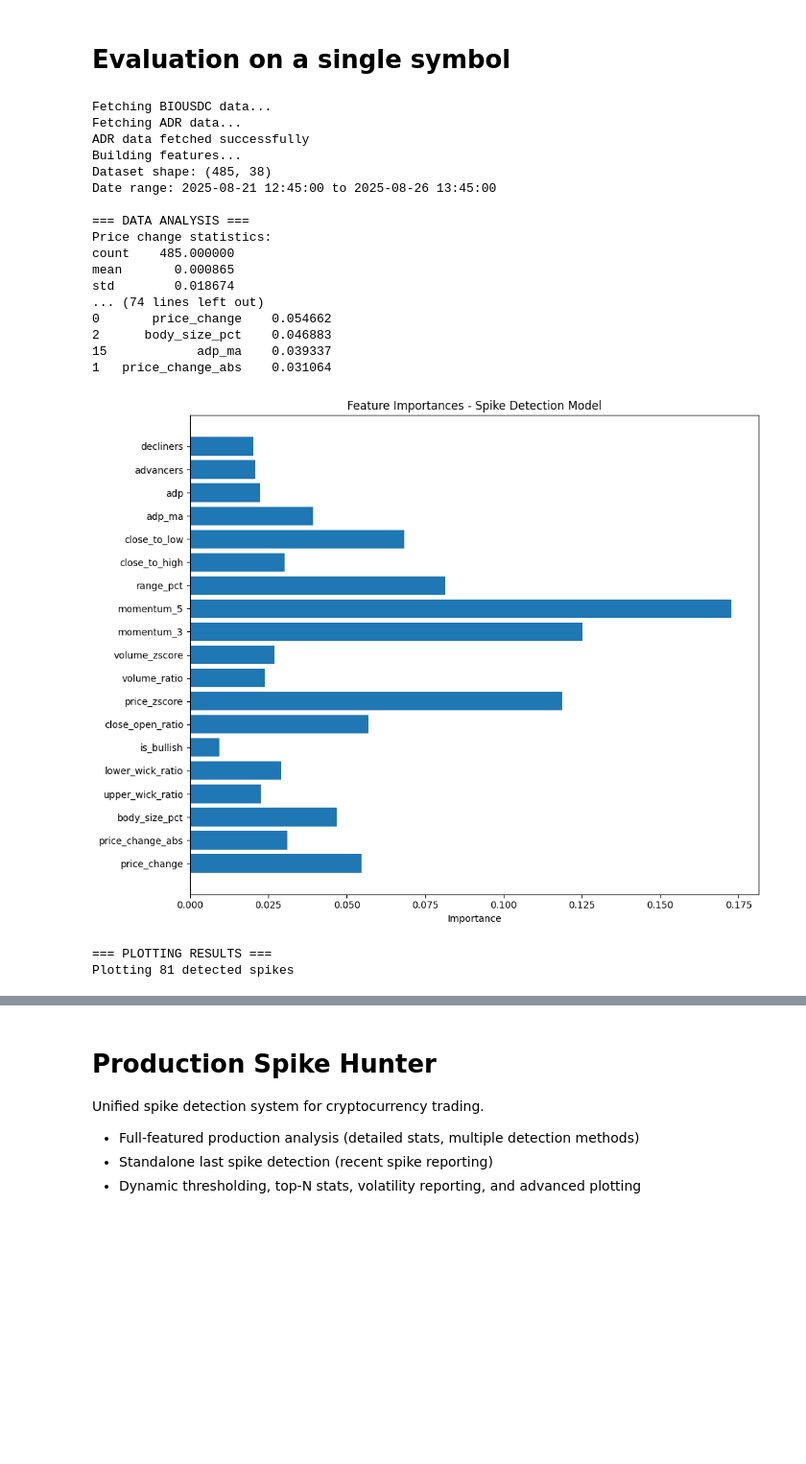
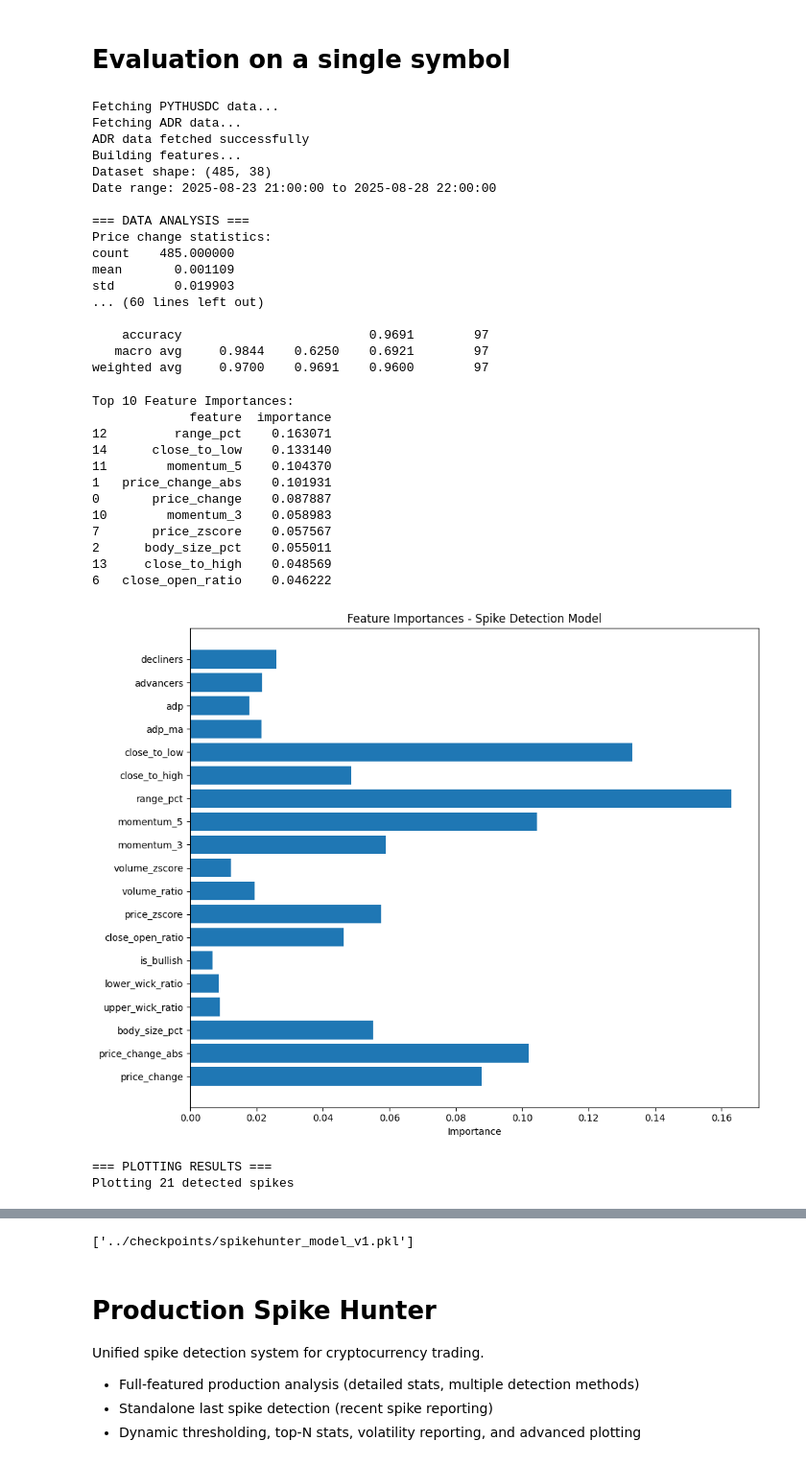
Before and after one commit to carkod/binbot-notebooks, a Jupyter notebook: spike_hunter/spike_hunter_v1.ipynb, the cells around one changed output, grey strips where cells are left out. Shown at 96% size. Cells and saved outputs as stored; diff of their text form; code cells hidden in the pictures; blank space fills up the shorter version.

```diff
--- a/spike_hunter/spike_hunter_v1.ipynb
+++ b/spike_hunter/spike_hunter_v1.ipynb
@@ -36,11 +35,11 @@ from sklearn.metrics import classification_report
 import matplotlib.pyplot as plt
 import joblib
 
-symbol = "BIOUSDC"
+symbol = "PYTHUSDC"
 
 # Set fixed thresholds for both training and production (example: 0.02 for price, 2.0 for volume)
-FIXED_PRICE_THRESHOLD = 0.02
-FIXED_VOLUME_THRESHOLD = 2.0
+FIXED_PRICE_THRESHOLD = 0.025
+FIXED_VOLUME_THRESHOLD = 2.5
 
 # --- Step 1: Fetch 15m candles from Binance ---
 def fetch_binance_klines(symbol="IDEXUSDC", interval="15m", limit=500, end_time=None):
@@ -496,42 +495,54 @@ if len(spike_indices) > 0:
         ].to_string()
     )
 else:
     print("\n=== NO SPIKES DETECTED ===")
     print("Consider lowering thresholds:")
     print("- price_thresh (currently 0.020 = 2.0%)")
     print("- vol_ratio_thresh (currently 2.0 = 100% above average)")
 
     # Show largest moves for reference
     print(f"\nLargest price increases in dataset:")
     top_moves = df.nlargest(10, "price_change")[
         ["timestamp", "close", "price_change", "volume_ratio"]
     ].round(4)
     top_moves["price_change_pct"] = (top_moves["price_change"] * 100).round(2)
     print(
         top_moves[
             ["timestamp", "close", "price_change_pct", "volume_ratio"]
         ].to_string()
     )
 
 joblib.dump(clf, "../checkpoints/spikehunter_model_v1.pkl")
 # %% [output]
-Fetching BIOUSDC data...
+Fetching PYTHUSDC data...
 Fetching ADR data...
 ADR data fetched successfully
 Building features...
 Dataset shape: (485, 38)
-Date range: 2025-08-21 12:45:00 to 2025-08-26 13:45:00
+Date range: 2025-08-23 21:00:00 to 2025-08-28 22:00:00
 
 === DATA ANALYSIS ===
 Price change statistics:
 count    485.000000
-mean       0.000865
-std        0.018674
-... (74 lines left out)
-0       price_change    0.054662
-2      body_size_pct    0.046883
-15            adp_ma    0.039337
-1   price_change_abs    0.031064
+mean       0.001109
+std        0.019903
+... (60 lines left out)
+
+    accuracy                         0.9691        97
+   macro avg     0.9844    0.6250    0.6921        97
+weighted avg     0.9700    0.9691    0.9600        97
+Top 10 Feature Importances:
+             feature  importance
+12         range_pct    0.163071
+14      close_to_low    0.133140
+11        momentum_5    0.104370
+1   price_change_abs    0.101931
+0       price_change    0.087887
+10        momentum_3    0.058983
+7       price_zscore    0.057567
+2      body_size_pct    0.055011
+13     close_to_high    0.048569
+6   close_open_ratio    0.046222
-[figure, old version]
+[figure, new version]
-=== PLOTTING RESULTS ===
-Plotting 81 detected spikes
+=== PLOTTING RESULTS ===
+Plotting 21 detected spikes
@@ -558,3 +568,4 @@ Plotting 81 detected spikes
+['../checkpoints/spikehunter_model_v1.pkl']
 # %% [markdown]
 # Production Spike Hunter
 Unified spike detection system for cryptocurrency trading.
```
Also changed, not shown: parts of 3 cells of this notebook, 3 other files.
